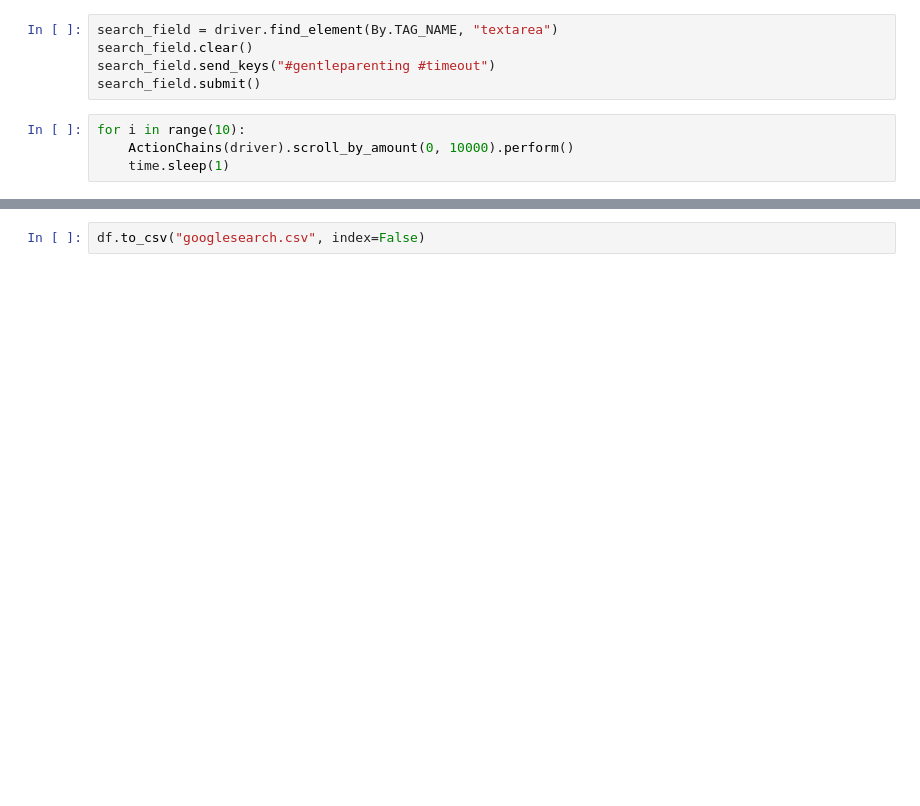
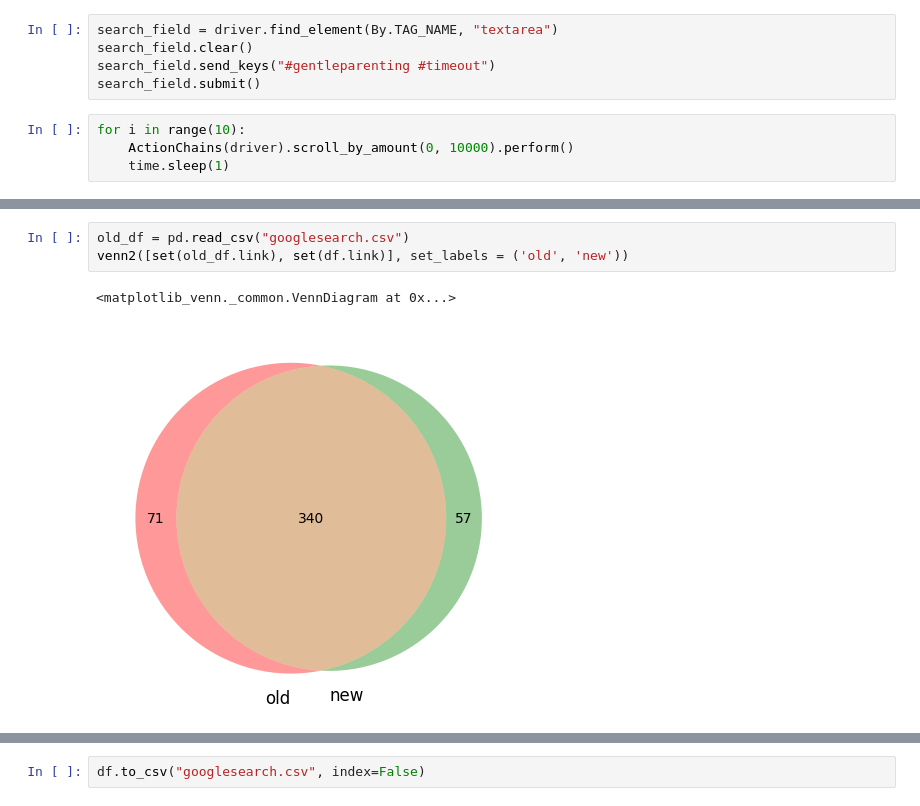
Before and after one commit to UoA-eResearch/timeout, a Jupyter notebook: googlesearch.ipynb, the cells around one changed output, grey strips where cells are left out. Saved outputs shown, nothing was run; the diff lists cells and outputs as text; blank space fills up the shorter version.

```diff
--- a/googlesearch.ipynb
+++ b/googlesearch.ipynb
@@ -228,2 +232,8 @@ Pinterest       2
 NewsBreak       1
 Name: count, dtype: int64
+# %%
+old_df = pd.read_csv("googlesearch.csv")
+venn2([set(old_df.link), set(df.link)], set_labels = ('old', 'new'))
+# %% [output]
+<matplotlib_venn._common.VennDiagram at 0x...>
+[figure, added]
```
Also changed, not shown: parts of 17 cells of this notebook, 2 other files.
